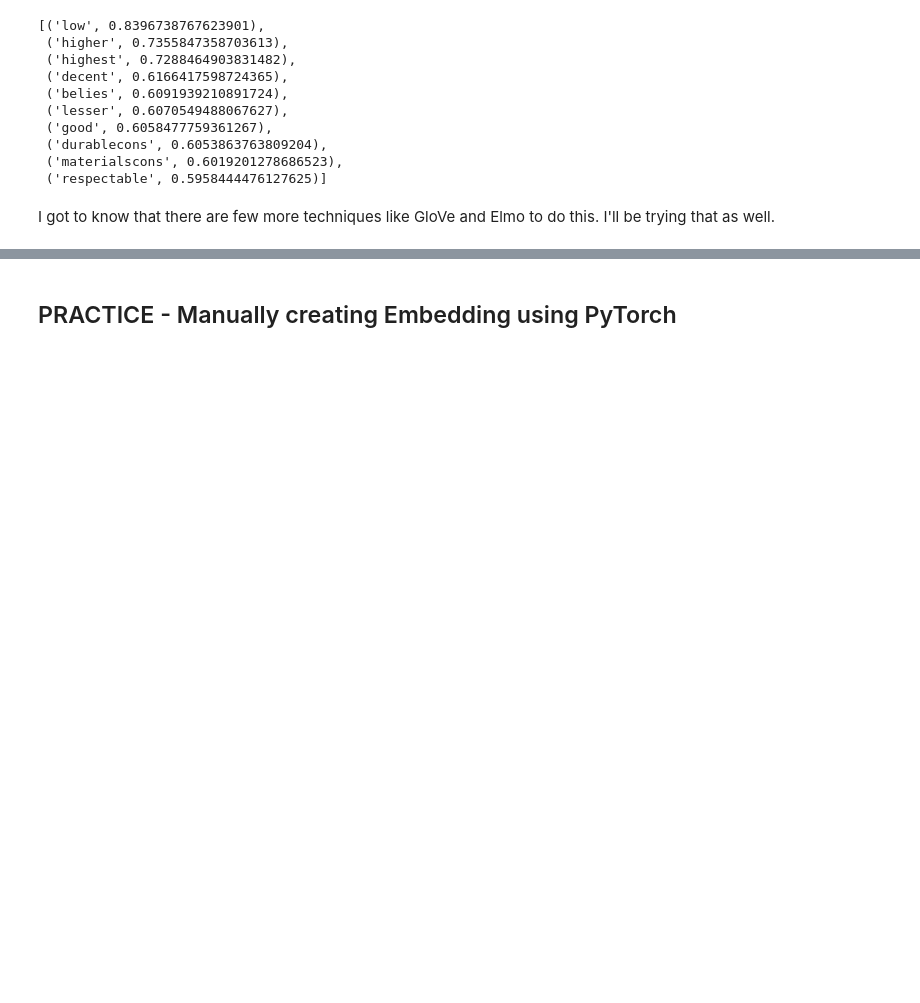
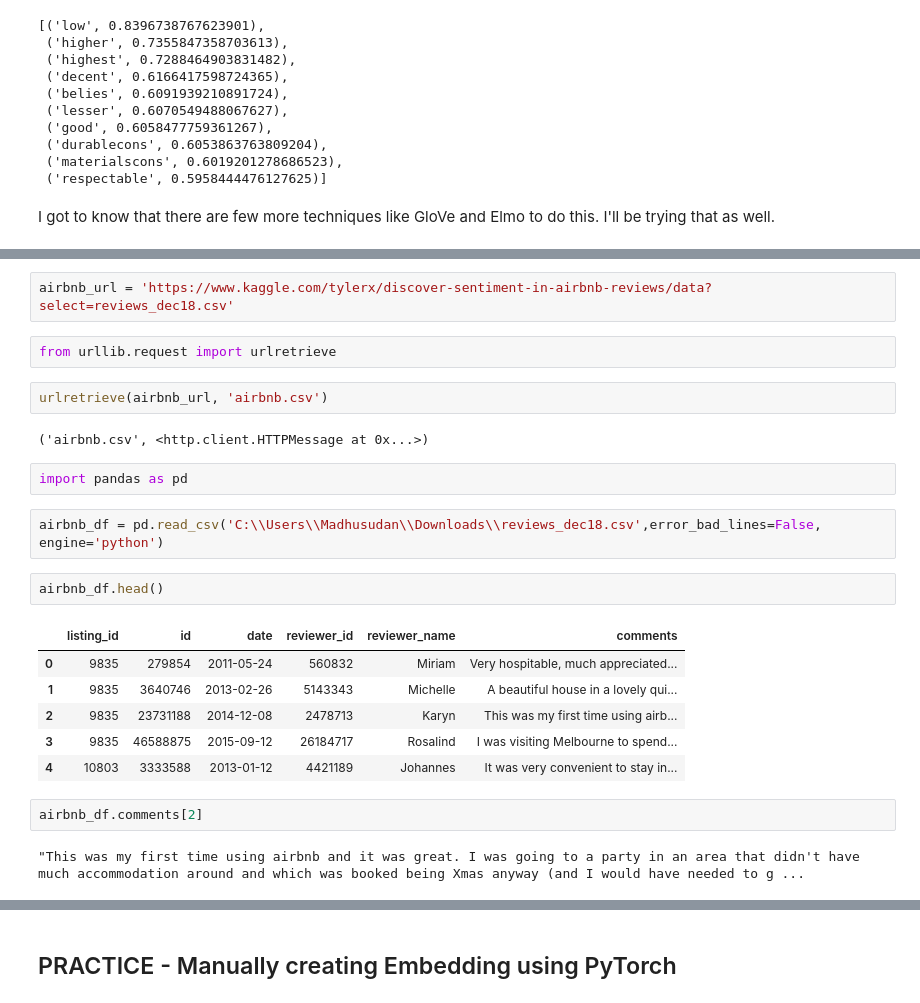
Before and after one commit to nagavatar/synonymfilter, a Jupyter notebook: Synonym_NLP.ipynb, the cells around one changed output, grey strips where cells are left out. Saved outputs shown, nothing was run; the diff lists cells and outputs as text; blank space fills up the shorter version.

```diff
--- a/Synonym_NLP.ipynb
+++ b/Synonym_NLP.ipynb
@@ -671,0 +678,25 @@ I got to know that there are few more techniques like GloVe and Elmo to do this.
+# %%
+airbnb_url = 'https://www.kaggle.com/tylerx/discover-sentiment-in-airbnb-reviews/data?select=reviews_dec18.csv'
+# %%
+from urllib.request import urlretrieve
+# %%
+urlretrieve(airbnb_url, 'airbnb.csv')
+# %% [output]
+('airbnb.csv', <http.client.HTTPMessage at 0x...>)
+# %%
+import pandas as pd
+# %%
+airbnb_df = pd.read_csv('C:\\Users\\Madhusudan\\Downloads\\reviews_dec18.csv',error_bad_lines=False, engine='python')
+# %%
+airbnb_df.head()
+# %% [output]
+|  | listing_id | id | date | reviewer_id | reviewer_name | comments |
+| 0 | 9835 | 279854 | 2011-05-24 | 560832 | Miriam | Very hospitable, much appreciated... |
+| 1 | 9835 | 3640746 | 2013-02-26 | 5143343 | Michelle | A beautiful house in a lovely qui... |
+| 2 | 9835 | 23731188 | 2014-12-08 | 2478713 | Karyn | This was my first time using airb... |
+| 3 | 9835 | 46588875 | 2015-09-12 | 26184717 | Rosalind | I was visiting Melbourne to spend... |
+| 4 | 10803 | 3333588 | 2013-01-12 | 4421189 | Johannes | It was very convenient to stay in... |
+# %%
+airbnb_df.comments[2]
+# %% [output]
+"This was my first time using airbnb and it was great. I was going to a party in an area that didn't have much accommodation around and which was booked being Xmas anyway (and I would have needed to g ...
```
Also changed, not shown: parts of 38 cells of this notebook.
